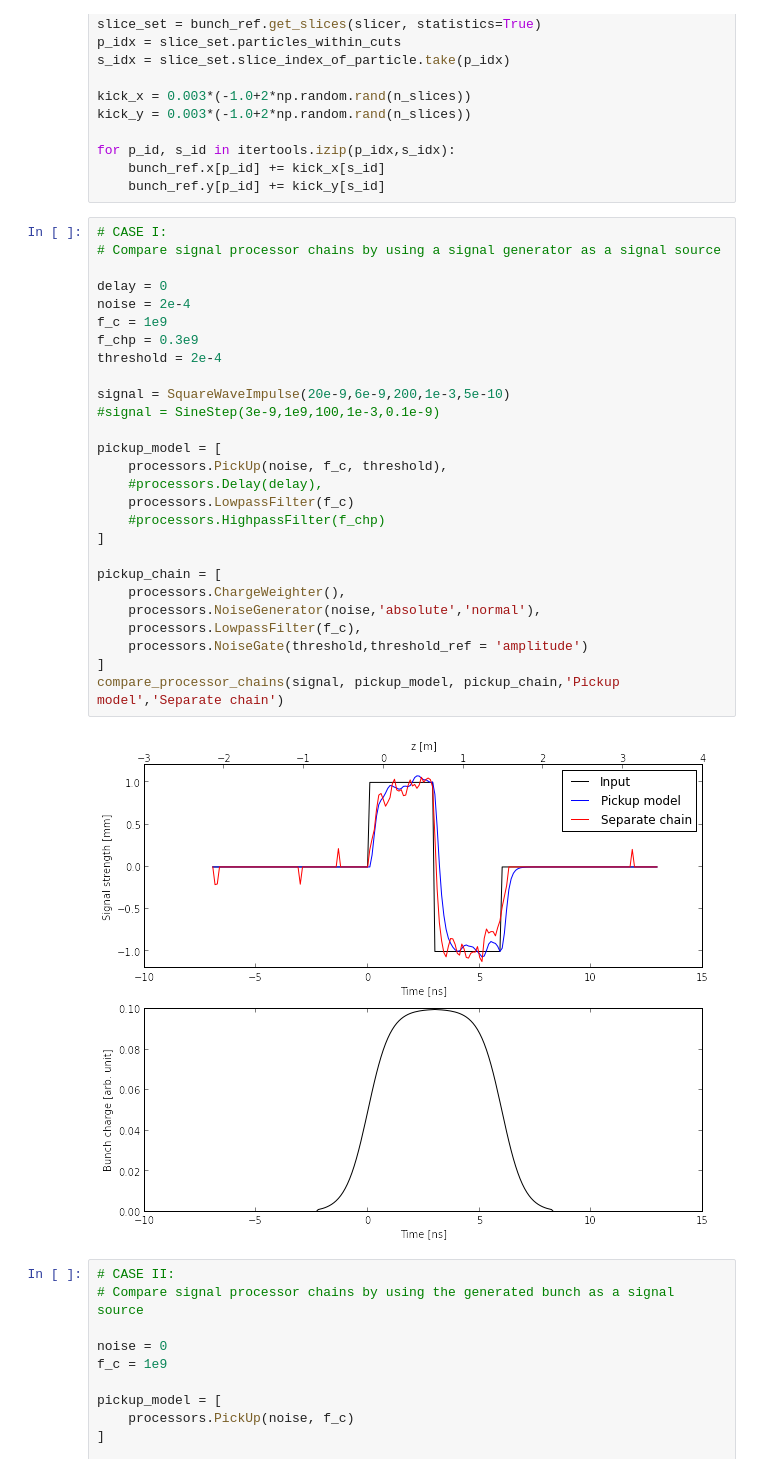
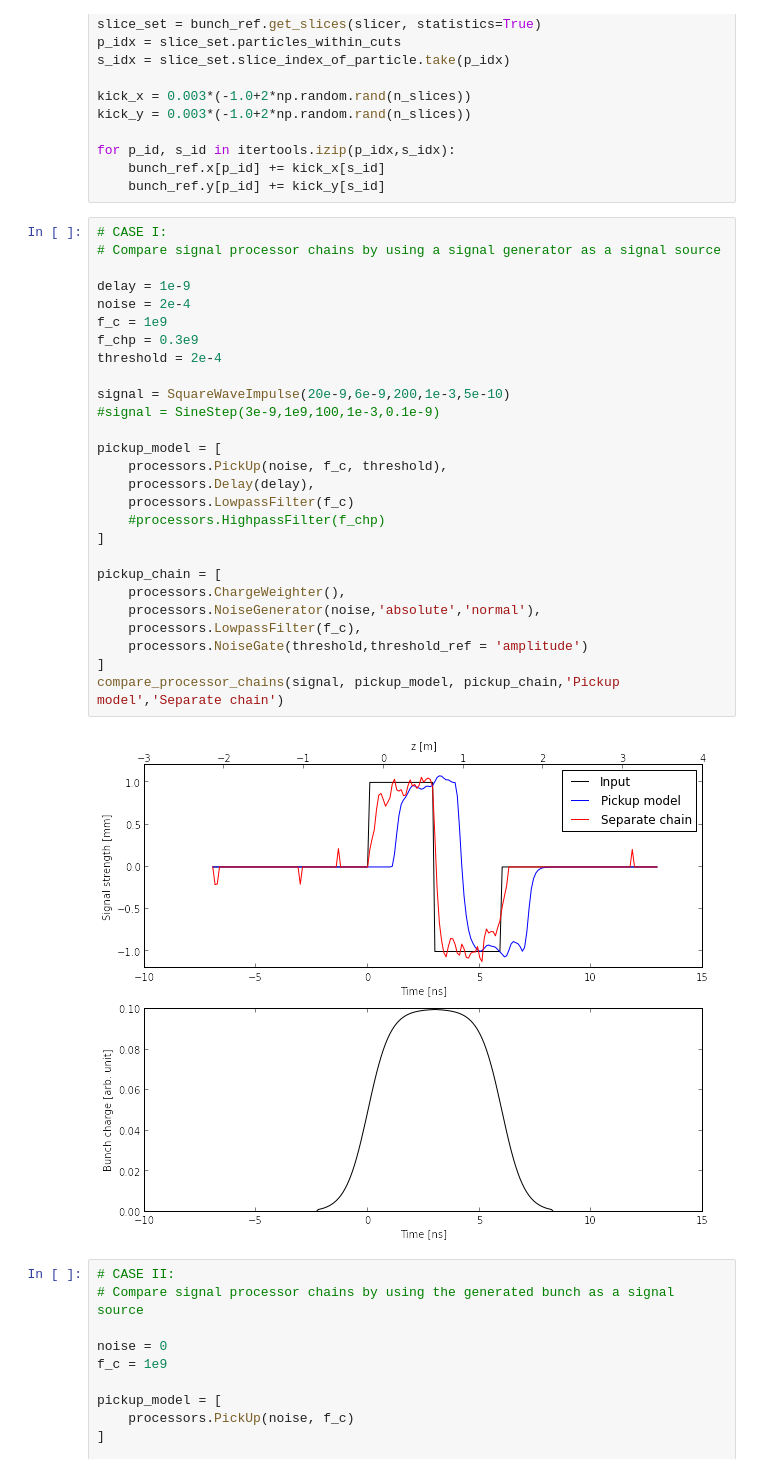
Before and after one commit to jkomppula/PyHEADTAIL_feedback, a Jupyter notebook: interactive-tests/SignalProcessorTest.ipynb, the cells around one changed output. Cells and saved outputs as stored; diff of their text form.

Commit message:
Simpler Delay implementation

```diff
--- a/interactive-tests/SignalProcessorTest.ipynb
+++ b/interactive-tests/SignalProcessorTest.ipynb
@@ -263,32 +263,32 @@ for p_id, s_id in itertools.izip(p_idx,s_idx):
 # %%
 # CASE I:
 # Compare signal processor chains by using a signal generator as a signal source
 
-delay = 0
+delay = 1e-9
 noise = 2e-4
 f_c = 1e9
 f_chp = 0.3e9
 threshold = 2e-4
 
 signal = SquareWaveImpulse(20e-9,6e-9,200,1e-3,5e-10)
 #signal = SineStep(3e-9,1e9,100,1e-3,0.1e-9)
 
 pickup_model = [
     processors.PickUp(noise, f_c, threshold),
-    #processors.Delay(delay),
+    processors.Delay(delay),
     processors.LowpassFilter(f_c)
     #processors.HighpassFilter(f_chp)
 ]
 
 pickup_chain = [
     processors.ChargeWeighter(),
     processors.NoiseGenerator(noise,'absolute','normal'),
     processors.LowpassFilter(f_c),
     processors.NoiseGate(threshold,threshold_ref = 'amplitude')
 ]
 compare_processor_chains(signal, pickup_model, pickup_chain,'Pickup model','Separate chain')
 # %% [output]
-[figure, old version]
+[figure, new version]
 # %%
 # CASE II:
 # Compare signal processor chains by using the generated bunch as a signal source
```
Also changed, not shown: 1 other file.
